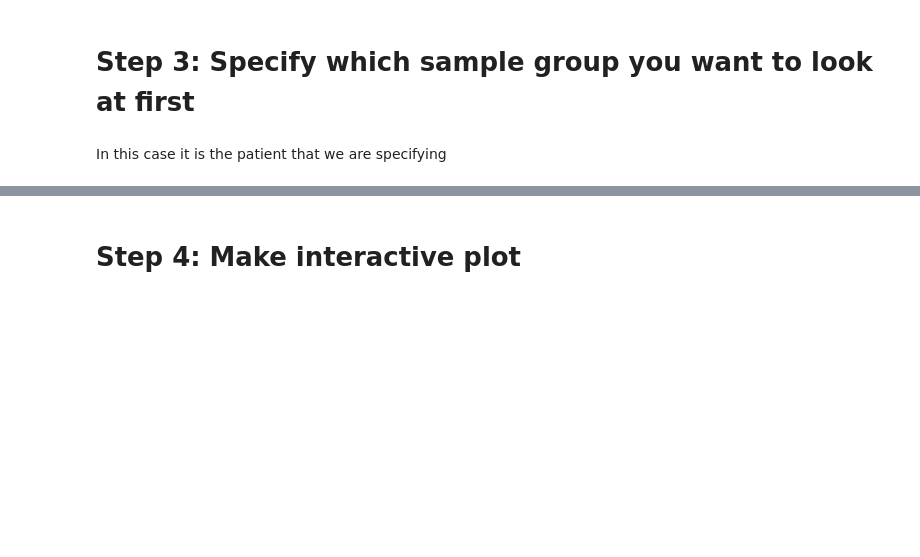
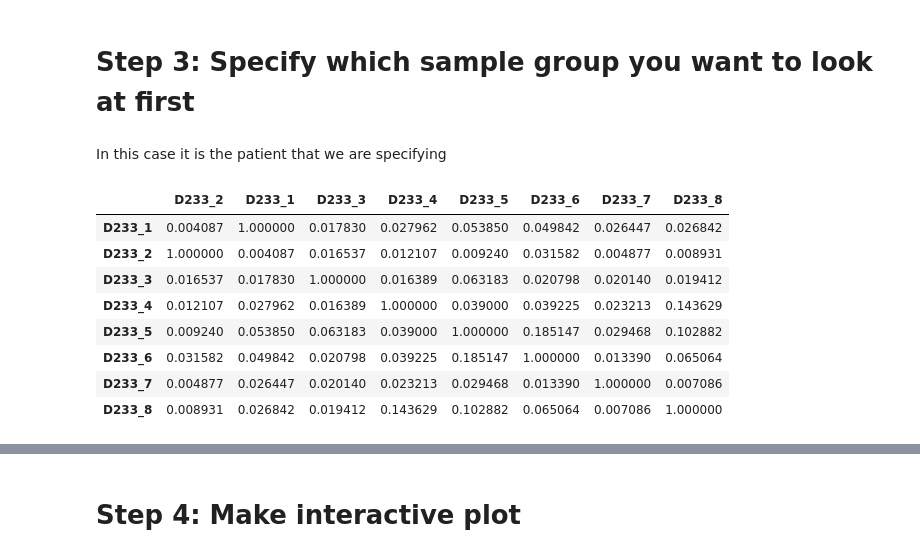
Before and after one commit to NCBI-Hackathons/PyClonal, a Jupyter notebook: jupyter_notebooks/Overlap Analysis Demo.ipynb, the cells around one changed output, grey strips where cells are left out. Cells and saved outputs as stored; diff of their text form; code cells hidden in the pictures; blank space fills up the shorter version.

Commit message:
Updated Overlap Demo notebook, added utils.py for distance calculation

```diff
--- a/jupyter_notebooks/Overlap Analysis Demo.ipynb
+++ b/jupyter_notebooks/Overlap Analysis Demo.ipynb
@@ -64,0 +43,13 @@ cosine_data=pd.DataFrame(res_df).fillna(1)  #matrix with cosine differences
+# %%
+cosine_dist = distance(df, metadata, field='patient_id', value='D233')
+cosine_dist
+# %% [output]
+|  | D233_2 | D233_1 | D233_3 | D233_4 | D233_5 | D233_6 | D233_7 | D233_8 |
+| D233_1 | 0.004087 | 1.000000 | 0.017830 | 0.027962 | 0.053850 | 0.049842 | 0.026447 | 0.026842 |
+| D233_2 | 1.000000 | 0.004087 | 0.016537 | 0.012107 | 0.009240 | 0.031582 | 0.004877 | 0.008931 |
+| D233_3 | 0.016537 | 0.017830 | 1.000000 | 0.016389 | 0.063183 | 0.020798 | 0.020140 | 0.019412 |
+| D233_4 | 0.012107 | 0.027962 | 0.016389 | 1.000000 | 0.039000 | 0.039225 | 0.023213 | 0.143629 |
+| D233_5 | 0.009240 | 0.053850 | 0.063183 | 0.039000 | 1.000000 | 0.185147 | 0.029468 | 0.102882 |
+| D233_6 | 0.031582 | 0.049842 | 0.020798 | 0.039225 | 0.185147 | 1.000000 | 0.013390 | 0.065064 |
+| D233_7 | 0.004877 | 0.026447 | 0.020140 | 0.023213 | 0.029468 | 0.013390 | 1.000000 | 0.007086 |
+| D233_8 | 0.008931 | 0.026842 | 0.019412 | 0.143629 | 0.102882 | 0.065064 | 0.007086 | 1.000000 |
```
Also changed, not shown: parts of 9 cells of this notebook, 2 other files.
